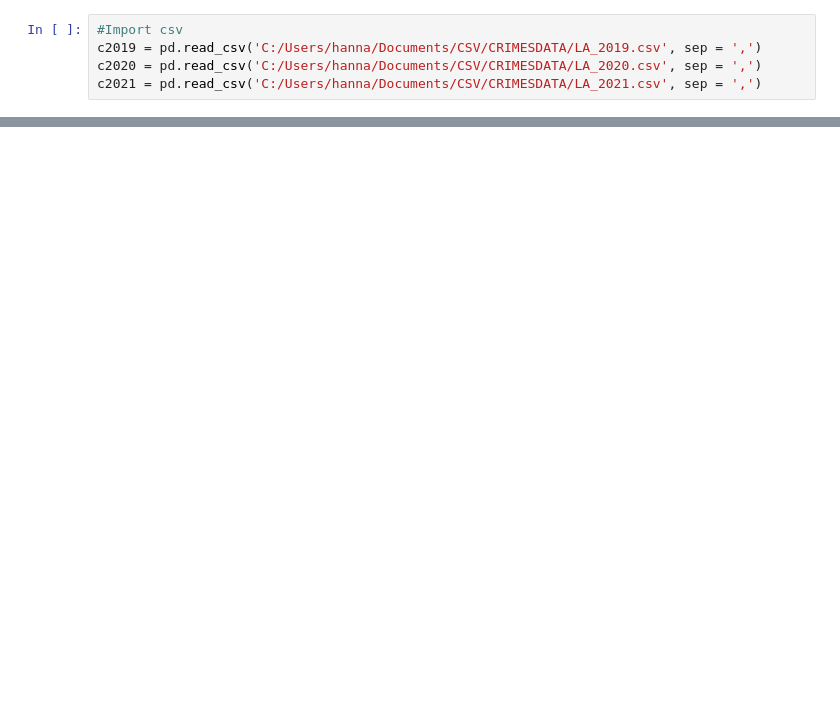
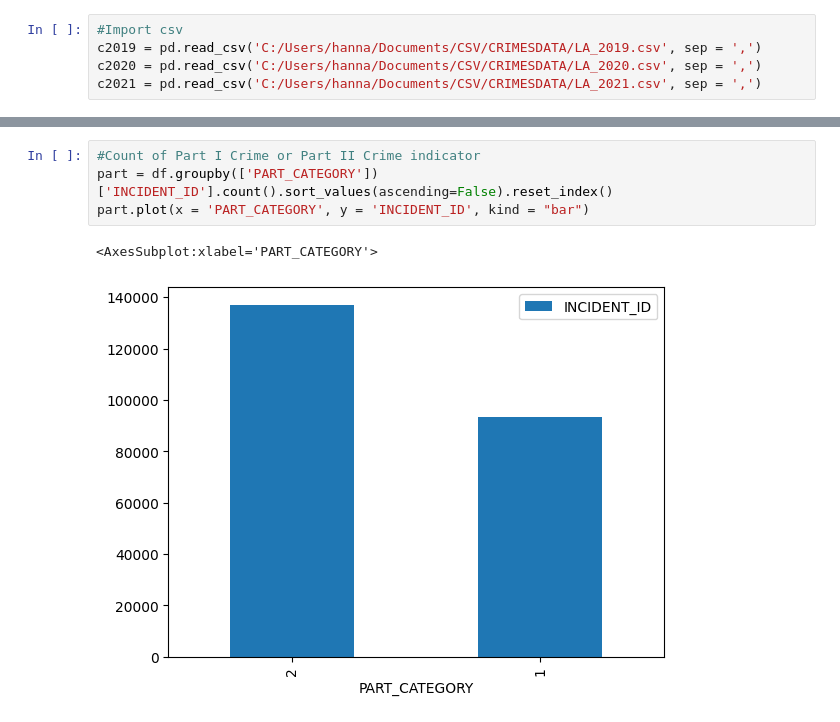
Before and after one commit to H-Dolan/Capstone_LACrime, a Jupyter notebook: laCrimes.ipynb, the cells around one changed output, grey strips where cells are left out. Cells and saved outputs as stored; diff of their text form; blank space fills up the shorter version.

```diff
--- a/laCrimes.ipynb
+++ b/laCrimes.ipynb
@@ -54,0 +70,7 @@ cy
+# %%
+#Count of Part I Crime or Part II Crime indicator
+part = df.groupby(['PART_CATEGORY'])['INCIDENT_ID'].count().sort_values(ascending=False).reset_index()
+part.plot(x = 'PART_CATEGORY', y = 'INCIDENT_ID', kind = "bar")
+# %% [output]
+<AxesSubplot:xlabel='PART_CATEGORY'>
+[figure, added]
```
Also changed, not shown: parts of 5 cells of this notebook.
